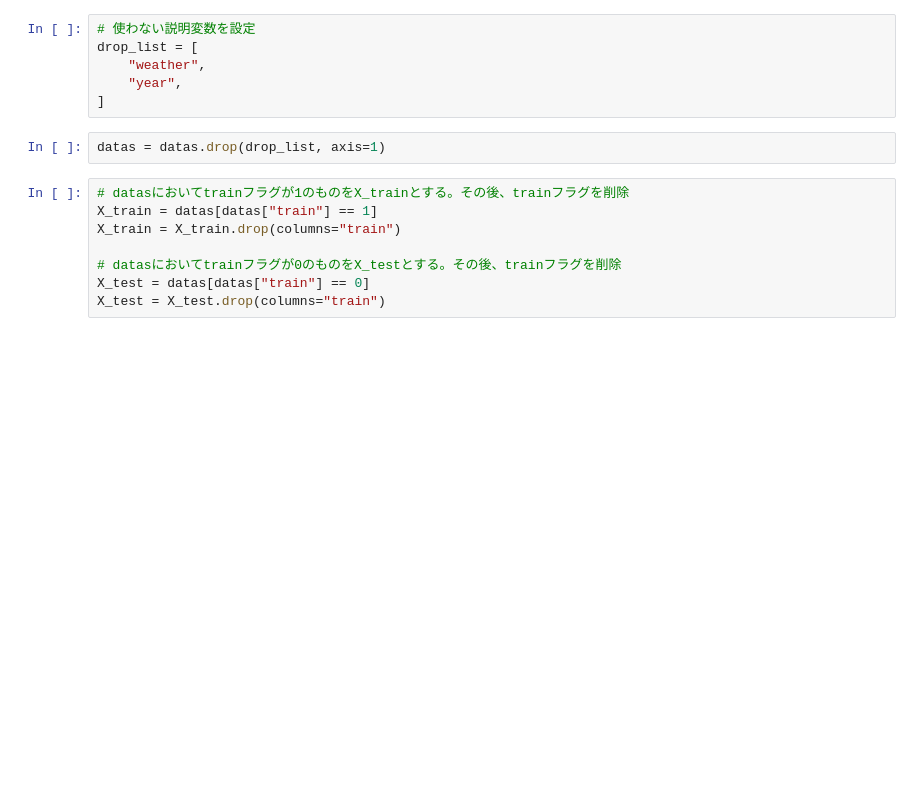
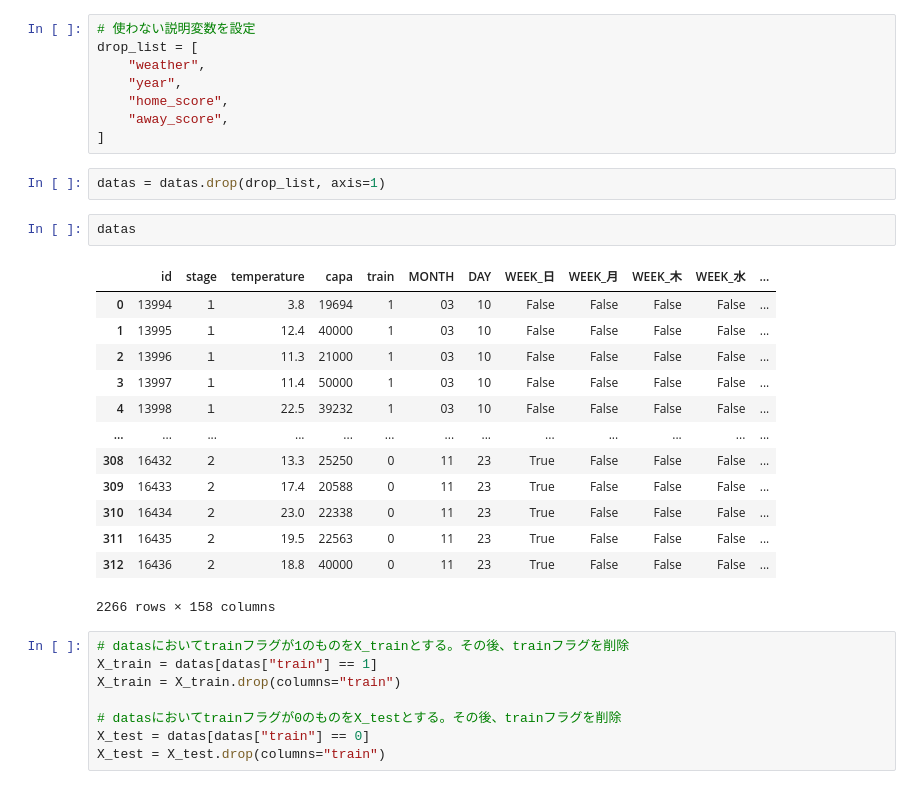
Before and after one commit to Katsuya56/neec-AI, a Jupyter notebook: run.ipynb, the cells around one changed output. Drawn from its saved outputs; the diff is of its cells as text; blank space fills up the shorter version.

```diff
--- a/run.ipynb
+++ b/run.ipynb
@@ -149,9 +149,27 @@ datas.head()
 drop_list = [
     "weather",
     "year",
+    "home_score",
+    "away_score",
 ]
 # %%
 datas = datas.drop(drop_list, axis=1)
+# %%
+datas
+# %% [output]
+|  | id | stage | temperature | capa | train | MONTH | DAY | WEEK_日 | WEEK_月 | WEEK_木 | WEEK_水 | ... |
+| 0 | 13994 | １ | 3.8 | 19694 | 1 | 03 | 10 | False | False | False | False | ... |
+| 1 | 13995 | １ | 12.4 | 40000 | 1 | 03 | 10 | False | False | False | False | ... |
+| 2 | 13996 | １ | 11.3 | 21000 | 1 | 03 | 10 | False | False | False | False | ... |
+| 3 | 13997 | １ | 11.4 | 50000 | 1 | 03 | 10 | False | False | False | False | ... |
+| 4 | 13998 | １ | 22.5 | 39232 | 1 | 03 | 10 | False | False | False | False | ... |
+| ... | ... | ... | ... | ... | ... | ... | ... | ... | ... | ... | ... | ... |
+| 308 | 16432 | ２ | 13.3 | 25250 | 0 | 11 | 23 | True | False | False | False | ... |
+| 309 | 16433 | ２ | 17.4 | 20588 | 0 | 11 | 23 | True | False | False | False | ... |
+| 310 | 16434 | ２ | 23.0 | 22338 | 0 | 11 | 23 | True | False | False | False | ... |
+| 311 | 16435 | ２ | 19.5 | 22563 | 0 | 11 | 23 | True | False | False | False | ... |
+| 312 | 16436 | ２ | 18.8 | 40000 | 0 | 11 | 23 | True | False | False | False | ... |
+2266 rows × 158 columns
 # %%
 # datasにおいてtrainフラグが1のものをX_trainとする。その後、trainフラグを削除
 X_train = datas[datas["train"] == 1]
```
Also changed, not shown: parts of 5 cells of this notebook, 9 other files.
